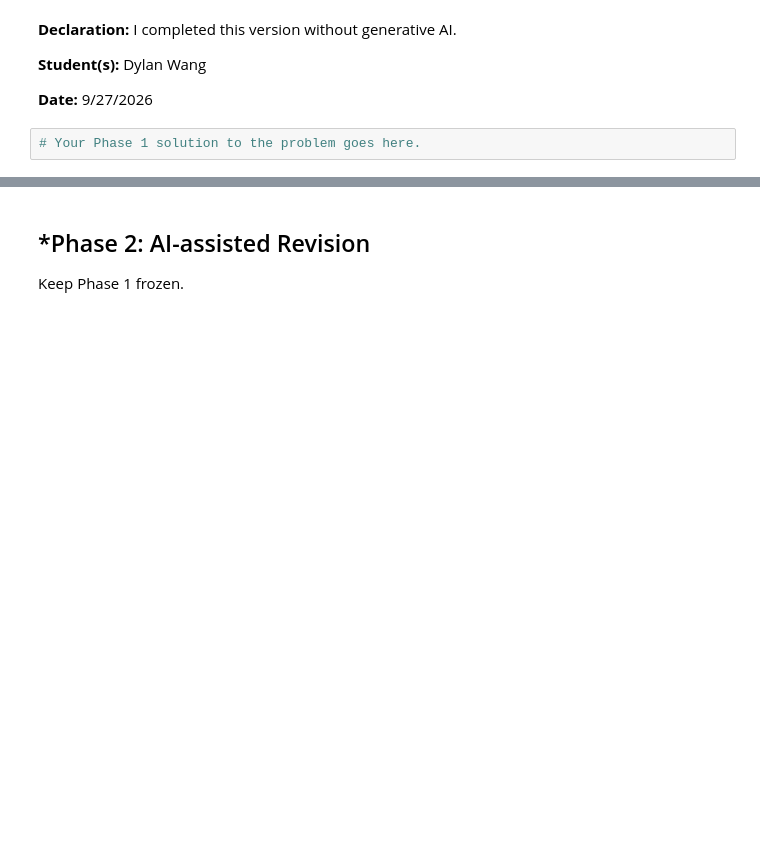
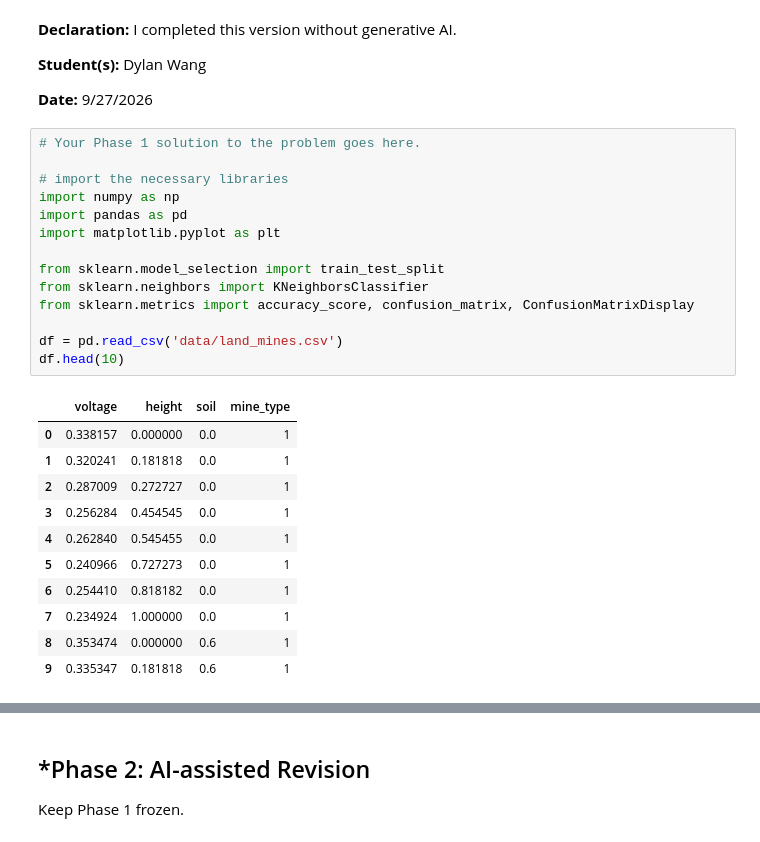
Before and after one commit to yilinw762/A03-knn, a Jupyter notebook: notebook.ipynb, the cells around one changed output, grey strips where cells are left out. Drawn from its saved outputs; the diff is of its cells as text; blank space fills up the shorter version.

```diff
--- a/notebook.ipynb
+++ b/notebook.ipynb
@@ -52,3 +52,27 @@ notebook before beginning Phase 2.
 **Date:** 9/27/2026
 # %%
 # Your Phase 1 solution to the problem goes here.
+
+# import the necessary libraries
+import numpy as np
+import pandas as pd
+import matplotlib.pyplot as plt
+
+from sklearn.model_selection import train_test_split
+from sklearn.neighbors import KNeighborsClassifier
+from sklearn.metrics import accuracy_score, confusion_matrix, ConfusionMatrixDisplay
+
+df = pd.read_csv('data/land_mines.csv')
+df.head(10)
+# %% [output]
+|  | voltage | height | soil | mine_type |
+| 0 | 0.338157 | 0.000000 | 0.0 | 1 |
+| 1 | 0.320241 | 0.181818 | 0.0 | 1 |
+| 2 | 0.287009 | 0.272727 | 0.0 | 1 |
+| 3 | 0.256284 | 0.454545 | 0.0 | 1 |
+| 4 | 0.262840 | 0.545455 | 0.0 | 1 |
+| 5 | 0.240966 | 0.727273 | 0.0 | 1 |
+| 6 | 0.254410 | 0.818182 | 0.0 | 1 |
+| 7 | 0.234924 | 1.000000 | 0.0 | 1 |
+| 8 | 0.353474 | 0.000000 | 0.6 | 1 |
+| 9 | 0.335347 | 0.181818 | 0.6 | 1 |
```
Also changed, not shown: parts of 10 cells of this notebook.
